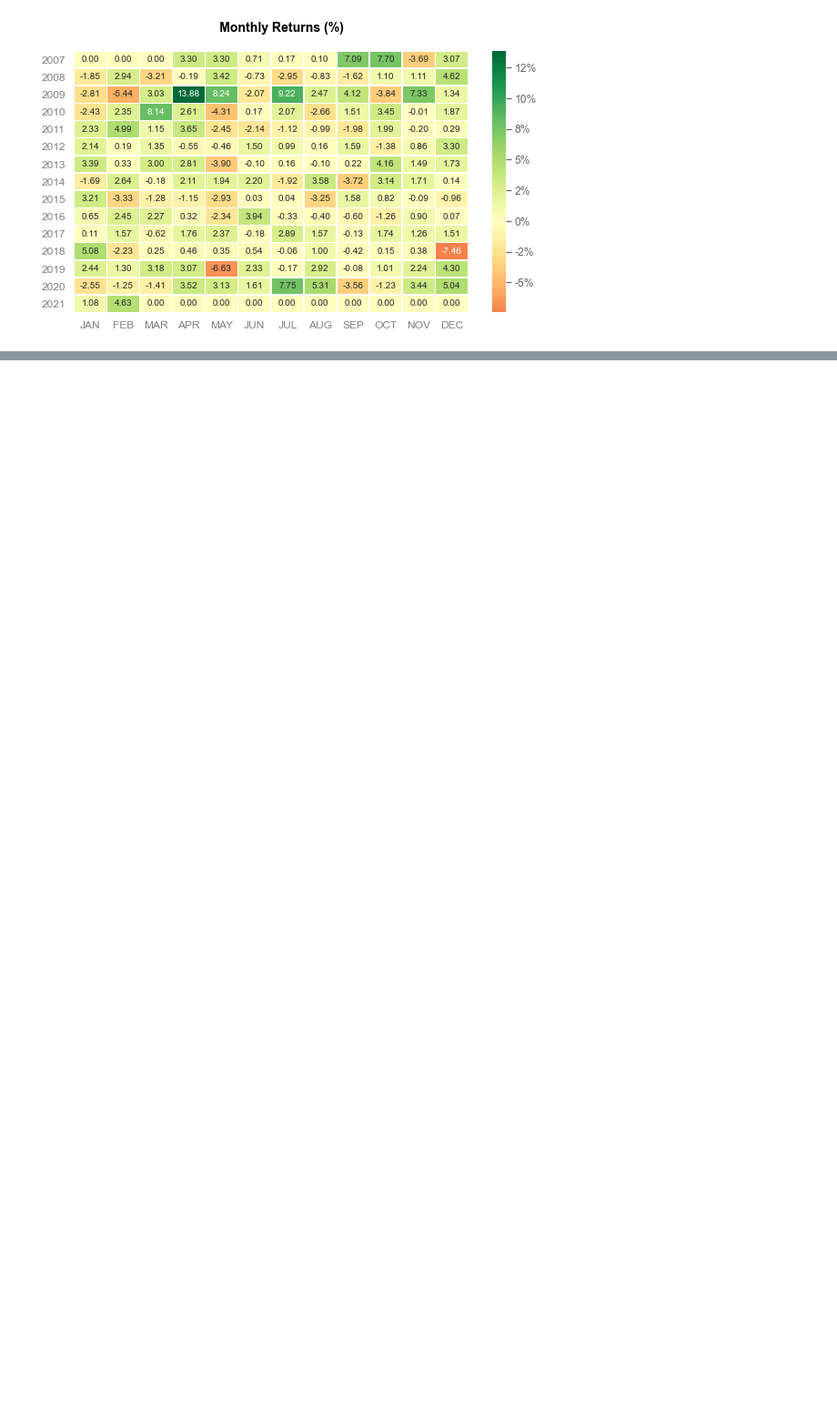
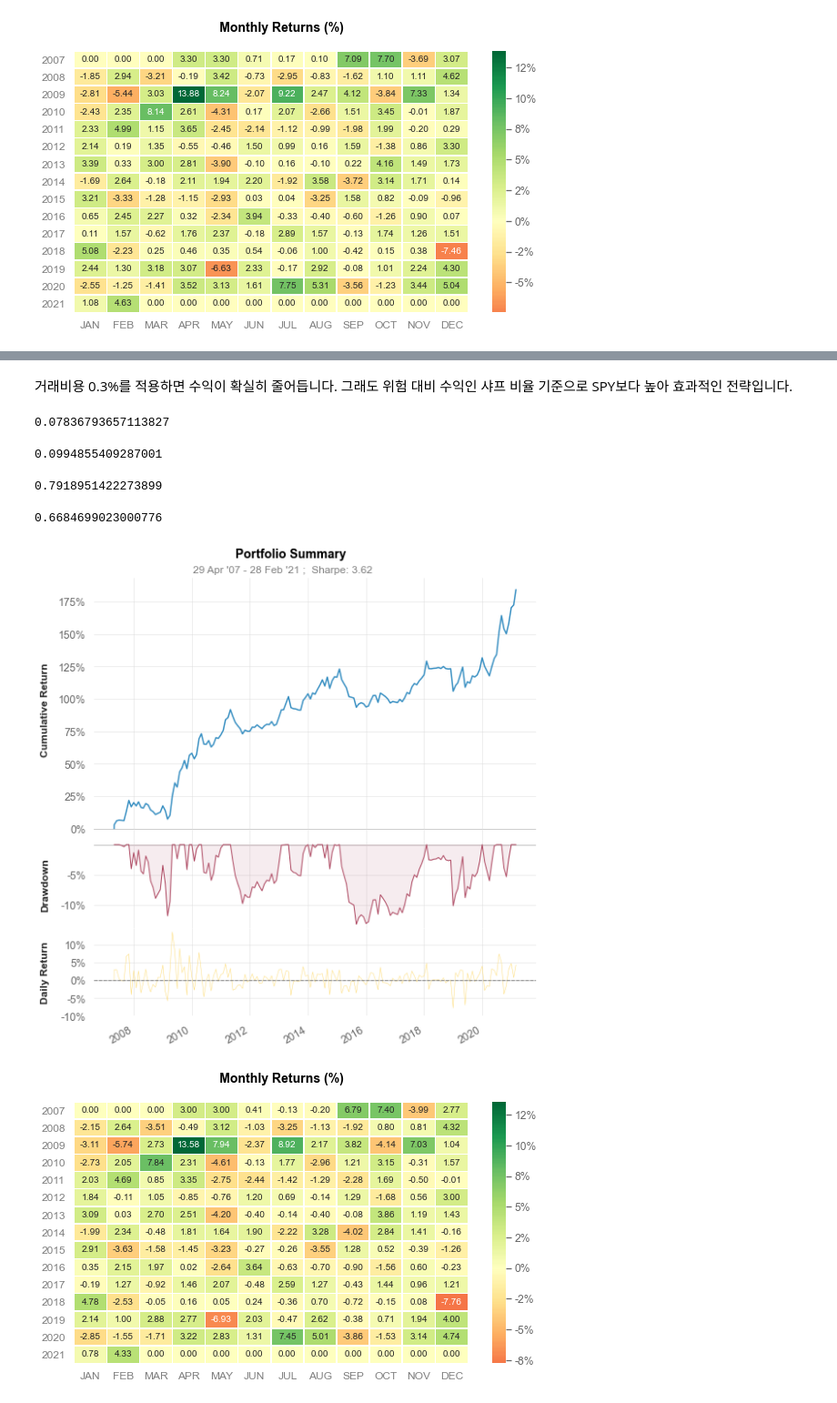
Before and after one commit to JacobJinwonLee/SampleAssetAllocation, a Jupyter notebook: DAA/ModifiedDAA.ipynb, the cells around one changed output, grey strips where cells are left out. Shown at 91% size. Drawn from its saved outputs; the diff is of its cells as text; code cells hidden in the pictures; blank space fills up the shorter version.

```diff
--- a/DAA/ModifiedDAA.ipynb
+++ b/DAA/ModifiedDAA.ipynb
@@ -331,0 +334,62 @@ quantstats.reports.plots(DAAReturn['DAA'], mode='basic')
+# %%
+DAAReturn_fee = pd.DataFrame(index = AssetSelector.index[1:])
+tempReturn = []
+
+# AssetSelector의 2007-03-31 비중을 보고 MonthlyReturn의 2007-04-30으로 적힌 수익률을 잡아야 함
+
+for i in range(len(AssetSelector)-1):
+    # AssetSelector의 Asset1 열이 Nan --> 방어자산 100%인 상황, Asset5만 체크
+    if type(AssetSelector.iloc[i,11]) != str:
+        asset = AssetSelector.iloc[i,15]
+
+        targetreturn = MonthlyReturn[asset][i+1] * 1.0 - 0.003
+
+        tempReturn.append(targetreturn)
+
+    # AssetSelector의 Asset5 열이 Nan --> 공격자산 100%인 상황
+    if type(AssetSelector.iloc[i,15]) != str:
+        asset1 = AssetSelector.iloc[i,11]
+        asset2 = AssetSelector.iloc[i,12]
+        asset3 = AssetSelector.iloc[i,13]
+        asset4 = AssetSelector.iloc[i,14]
+
+        targetreturn = (MonthlyReturn[asset1][i+1] + MonthlyReturn[asset2][i+1] + MonthlyReturn[asset3][i+1] + MonthlyReturn[asset4][i+1])/4 - 0.003
+
+        tempReturn.append(targetreturn)
+
+    # 공격자산 4개 12.5%씩, 방어자산 1개 50%
+    if type(AssetSelector.iloc[i,11]) == str and type(AssetSelector.iloc[i,15]) == str:
+        asset1 = AssetSelector.iloc[i,11]
+        asset2 = AssetSelector.iloc[i,12]
+        asset3 = AssetSelector.iloc[i,13]
+        asset4 = AssetSelector.iloc[i,14]
+        asset5 = AssetSelector.iloc[i,15]
+
+        targetreturn = (MonthlyReturn[asset1][i+1] + MonthlyReturn[asset2][i+1] + MonthlyReturn[asset3][i+1] + MonthlyReturn[asset4][i+1])/8 + MonthlyReturn[asset5][i+1]/2 - 0.003
+
+        tempReturn.append(targetreturn)
+
+DAAReturn_fee['DAA'] = tempReturn
+# %% [markdown]
+거래비용 0.3%를 적용하면 수익이 확실히 줄어듭니다. 그래도 위험 대비 수익인 샤프 비율 기준으로 SPY보다 높아 효과적인 전략입니다.
+# %%
+quantstats.stats.cagr(DAAReturn_fee['DAA'])
+# %% [output]
+0.07836793657113827
+# %%
+quantstats.stats.cagr(MonthlyReturn['VTI'])
+# %% [output]
+0.0994855409287001
+# %%
+quantstats.stats.sharpe(DAAReturn_fee['DAA'])/math.sqrt(252/12)
+# %% [output]
+0.7918951422273899
+# %%
+quantstats.stats.sharpe(MonthlyReturn['VTI'])/math.sqrt(252/12)
+# %% [output]
+0.6684699023000776
+# %%
+quantstats.reports.plots(DAAReturn_fee['DAA'], mode='basic')
+# %% [output]
+[figure, added]
+[figure, added]
```
Also changed, not shown: parts of 1 cell of this notebook, 1 other file.
